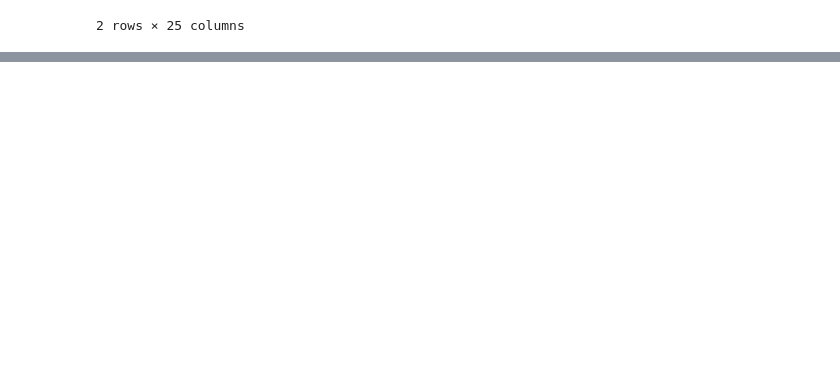
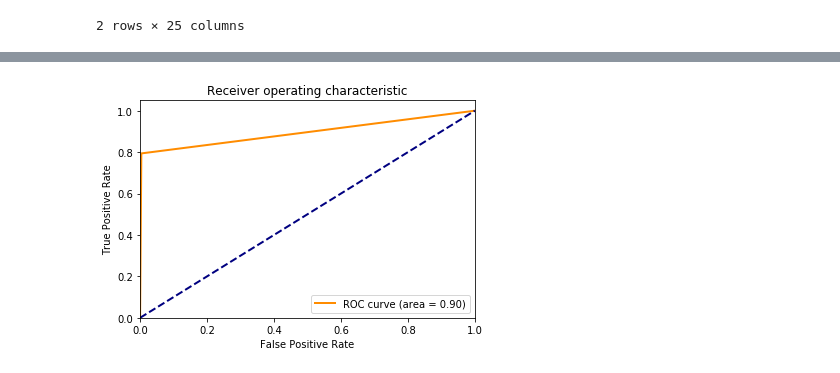
Before and after one commit to VictorCampelo/Ocomon-DS-Project, a Jupyter notebook: pricingClassifierDT.ipynb, the cells around one changed output, grey strips where cells are left out. Cells and saved outputs as stored; diff of their text form; code cells hidden in the pictures; blank space fills up the shorter version.

```diff
--- a/pricingClassifierDT.ipynb
+++ b/pricingClassifierDT.ipynb
@@ -511,0 +506,38 @@ new_df
+# %%
+def models2(X_train, Y_train, X_test, Y_test):
+    from sklearn.linear_model import LogisticRegression
+    import numpy as np
+    from sklearn.metrics import roc_auc_score
+    log = LogisticRegression(random_state = 0)
+    log.fit(X_train, Y_train)
+    log_pred = log.predict(X_test)
+
+    from sklearn.preprocessing import LabelEncoder
+    labelencoder_X=LabelEncoder()
+    y = labelencoder_X.fit_transform(Y_test)
+    y2 = labelencoder_X.fit_transform(log_pred)
+    roc_auc_score(y,y2)
+    return y, y2
+# %%
+mod = models2(x_train,y_train, x_test, y_test)
+# %%
+# Compute ROC curve and ROC area for each class
+fpr = dict()
+tpr = dict()
+roc_auc = dict()
+fpr, tpr, _ = metrics.roc_curve(mod[0], mod[1])
+roc_auc = metrics.auc(fpr, tpr)
+
+plt.figure()
+lw = 2
+plt.plot(fpr, tpr, color='darkorange',lw=lw, label='ROC curve (area = %0.2f)' % roc_auc)
+plt.plot([0, 1], [0, 1], color='navy', lw=lw, linestyle='--')
+plt.xlim([0.0, 1.0])
+plt.ylim([0.0, 1.05])
+plt.xlabel('False Positive Rate')
+plt.ylabel('True Positive Rate')
+plt.title('Receiver operating characteristic')
+plt.legend(loc="lower right")
+plt.show()
+# %% [output]
+[figure, added]
```
Also changed, not shown: parts of 17 cells of this notebook.
